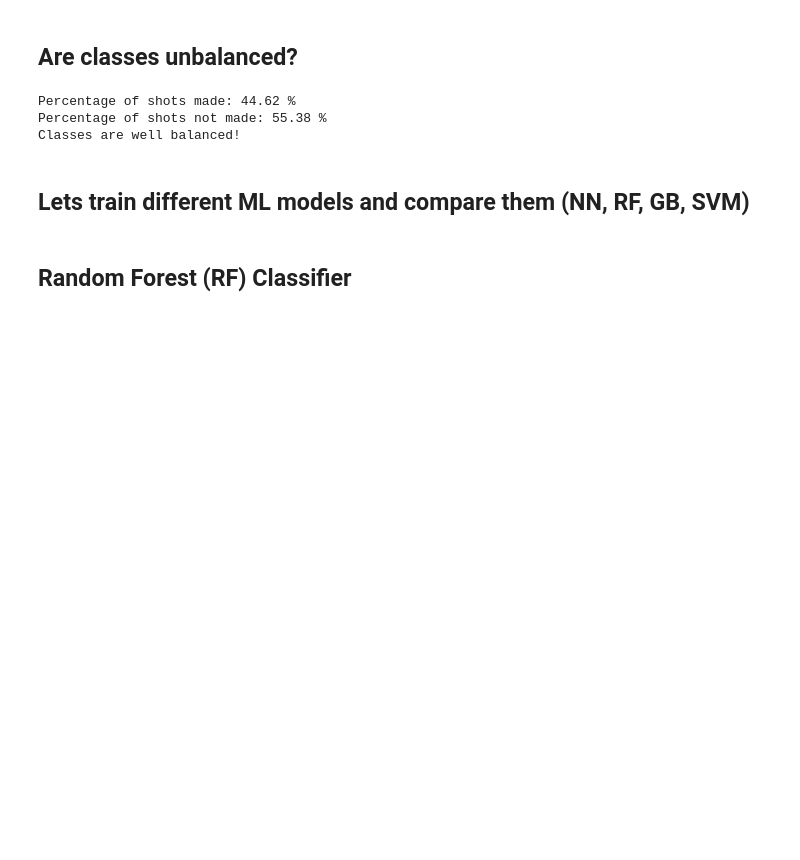
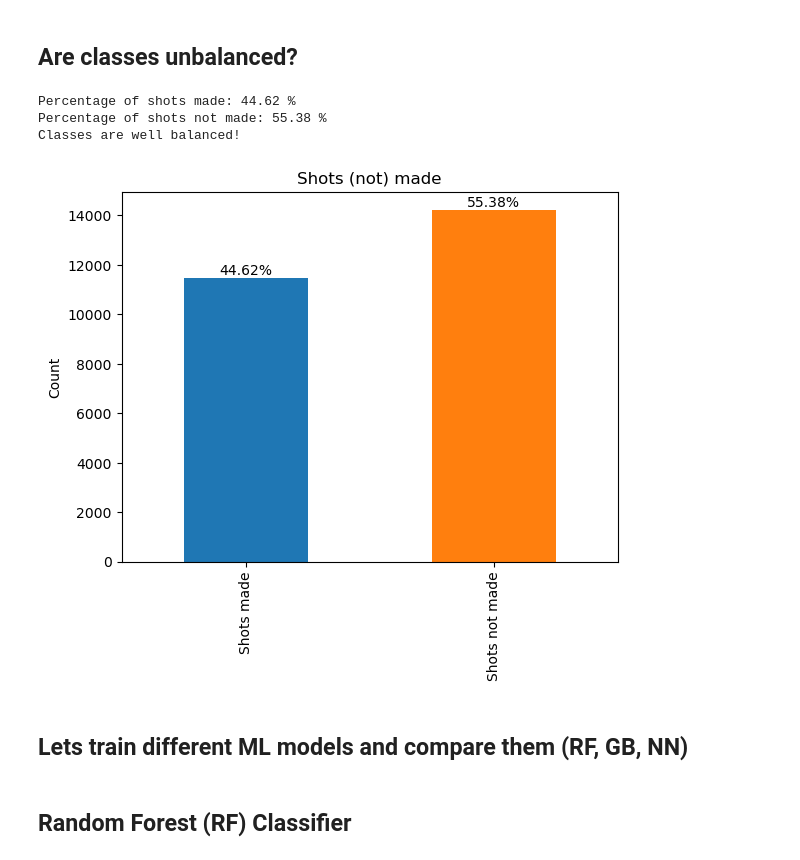
Before and after one commit to AleksaTanaskovic/Which-Shots-Did-Kobe-Sink, a Jupyter notebook: Kobe Bryant Shot Selection.ipynb, the cells around one changed output. Drawn from its saved outputs; the diff is of its cells as text; code cells hidden in the pictures; blank space fills up the shorter version.

```diff
--- a/Kobe Bryant Shot Selection.ipynb
+++ b/Kobe Bryant Shot Selection.ipynb
@@ -366,16 +378,39 @@ dtype: float64
 # %%
 shots_made = data['shot_made_flag'][data['shot_made_flag'] == 1].count()
 shots_not_made = data['shot_made_flag'][data['shot_made_flag'] == 0].count()
 
-print("Percentage of shots made:", '%.2f'%(shots_made / (shots_made + shots_not_made) * 100), "%")
-print("Percentage of shots not made:", '%.2f'%(shots_not_made / (shots_made + shots_not_made) * 100), "%")
+shots_series = pd.Series([shots_made, shots_not_made], index=['Shots made', 'Shots not made'])
 
-print("Classes are well balanced!")
+percentages_shots_made = (shots_made / (shots_made + shots_not_made) * 100).round(2)
+percentages_shots_not_made = 100 - percentages_shots_made
+
+percentages_series = pd.Series([percentages_shots_made, percentages_shots_not_made], index = ['Percentage Shots made', 'Percentage Shots not made'])
+
+print("Percentage of shots made:", percentages_shots_made, "%")
+print("Percentage of shots not made:", percentages_shots_not_made, "%")
+
+if (40 < percentages_shots_made < 60):
+    print("Classes are well balanced!")
+else:
+    print("Classes are not well balanced!")
+
+colors = [(31/255, 119/255, 180/255),
+          (255/255, 127/255, 14/255)]
+
+ax = shots_series.plot(kind = 'bar', color = colors)
+
+for i, v in enumerate(shots_series):
+    ax.text(i, v + 5, f'{percentages_series[i]}%', ha = 'center', va = 'bottom')
+
+plt.ylabel('Count')
+plt.title('Shots (not) made')
+plt.show()
 # %% [output]
 Percentage of shots made: 44.62 %
 Percentage of shots not made: 55.38 %
 Classes are well balanced!
+[figure, added]
 # %% [markdown]
-<h2>Lets train different ML models and compare them (NN, RF, GB, SVM)</h2>
+<h2>Lets train different ML models and compare them (RF, GB, NN)</h2>
 # %% [markdown]
 <h2>Random Forest (RF) Classifier</h2>
```
Also changed, not shown: parts of 13 cells of this notebook.
